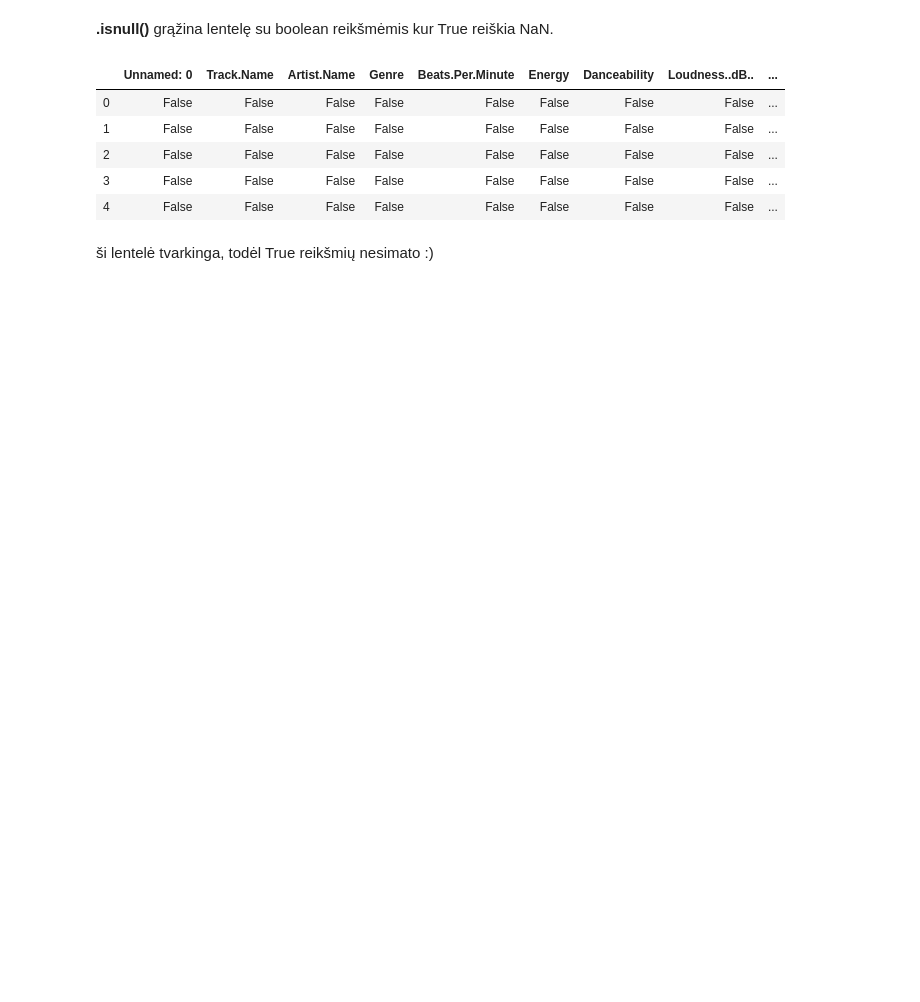
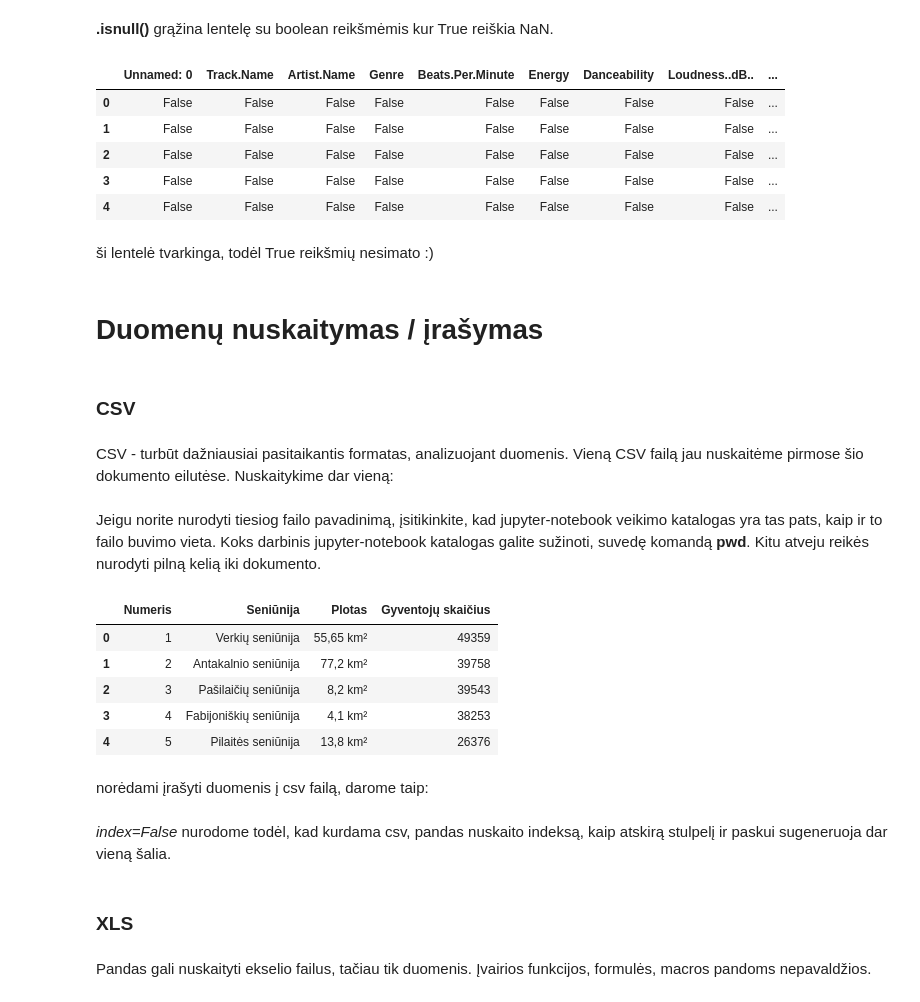
Before and after one commit to robotautas/kursas, a Jupyter notebook: Pandas/Pandas_3.ipynb, the cells around one changed output. Drawn from its saved outputs; the diff is of its cells as text; code cells hidden in the pictures; blank space fills up the shorter version.

```diff
--- a/Pandas/Pandas_3.ipynb
+++ b/Pandas/Pandas_3.ipynb
@@ -170,3 +170,24 @@ top.isnull().head()
 | 4 | False | False | False | False | False | False | False | False | ... |
 # %% [markdown]
 ši lentelė tvarkinga, todėl True reikšmių nesimato :)
+# %% [markdown]
+# Duomenų nuskaitymas / įrašymas
+# %% [markdown]
+### CSV
+# %% [markdown]
+CSV - turbūt dažniausiai pasitaikantis formatas, analizuojant duomenis. Vieną CSV failą jau nuskaitėme pirmose šio dokumento eilutėse. Nuskaitykime dar vieną:
+# %%
+duomenys = pd.read_csv('example.csv')
+# %% [markdown]
+Jeigu norite nurodyti tiesiog failo pavadinimą, įsitikinkite, kad jupyter-notebook veikimo katalogas yra tas pats, kaip ir to failo buvimo vieta. Koks darbinis jupyter-notebook katalogas galite sužinoti, suvedę komandą **pwd**. Kitu atveju reikės nurodyti pilną kelią iki dokumento.
+# %%
+duomenys.head()
+# %% [output]
+|  | Numeris | Seniūnija | Plotas | Gyventojų skaičius |
+| 0 | 1 | Verkių seniūnija | 55,65 km² | 49359 |
+| 1 | 2 | Antakalnio seniūnija | 77,2 km² | 39758 |
+| 2 | 3 | Pašilaičių seniūnija | 8,2 km² | 39543 |
+| 3 | 4 | Fabijoniškių seniūnija | 4,1 km² | 38253 |
+| 4 | 5 | Pilaitės seniūnija | 13,8 km² | 26376 |
+# %% [markdown]
+norėdami įrašyti duomenis į csv failą, darome taip:
@@ -172,0 +196,6 @@ top.isnull().head()
+# %% [markdown]
+*index=False* nurodome todėl, kad kurdama csv, pandas nuskaito indeksą, kaip atskirą stulpelį ir paskui sugeneruoja dar vieną šalia.
+# %% [markdown]
+### XLS
+# %% [markdown]
+Pandas gali nuskaityti ekselio failus, tačiau tik duomenis. Įvairios funkcijos, formulės, macros pandoms nepavaldžios.
```
Also changed, not shown: parts of 31 cells of this notebook.
